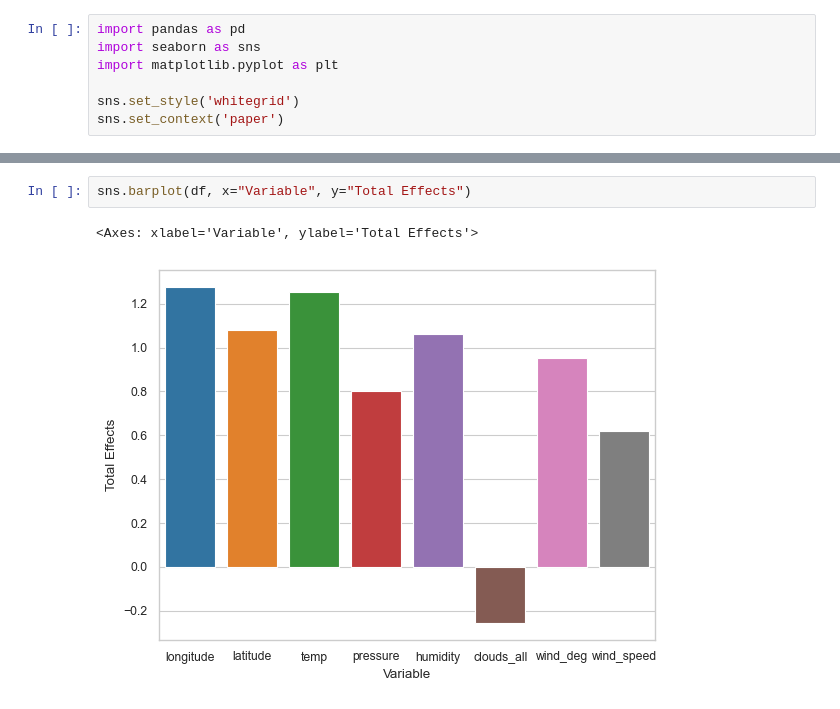
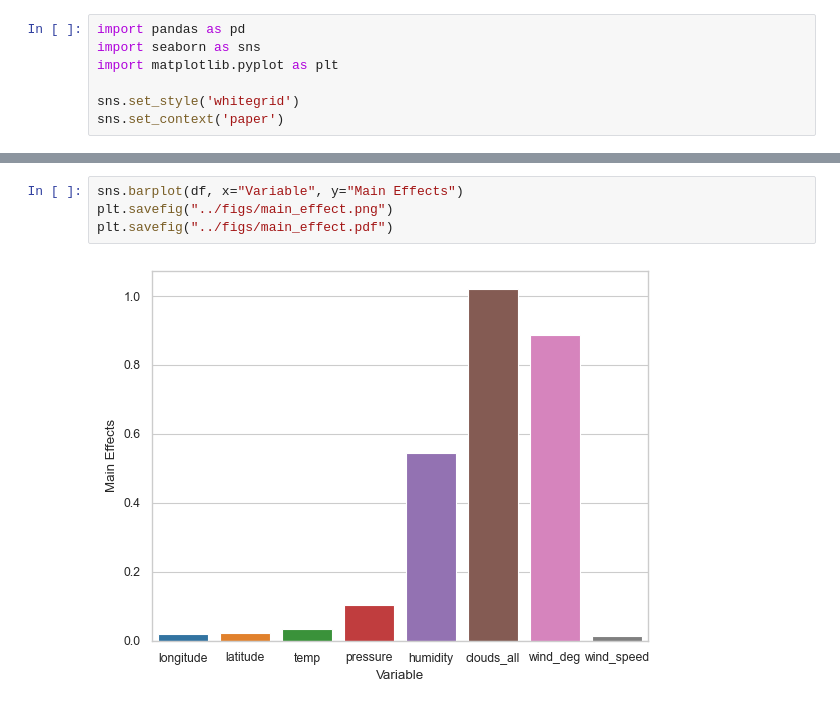
Before and after one commit to baon6052/gp_air_pollution, a Jupyter notebook: analysis/sensitivity_analysis.ipynb, the cells around one changed output, grey strips where cells are left out. Saved outputs shown, nothing was run; the diff lists cells and outputs as text.

```diff
--- a/analysis/sensitivity_analysis.ipynb
+++ b/analysis/sensitivity_analysis.ipynb
@@ -20,5 +20,6 @@ df.head()
 # %%
-sns.barplot(df, x="Variable", y="Total Effects")
+sns.barplot(df, x="Variable", y="Main Effects")
+plt.savefig("../figs/main_effect.png")
+plt.savefig("../figs/main_effect.pdf")
 # %% [output]
-<Axes: xlabel='Variable', ylabel='Total Effects'>
-[figure, old version]
+[figure, new version]
```
Also changed, not shown: parts of 2 cells of this notebook, 18 other files.
